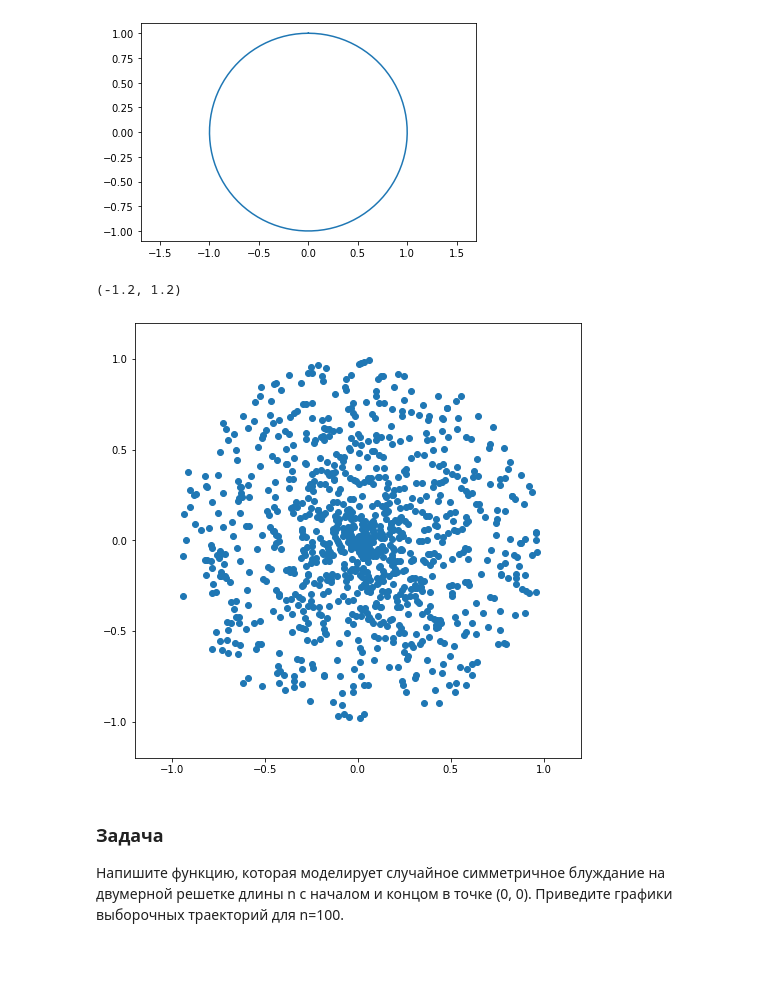
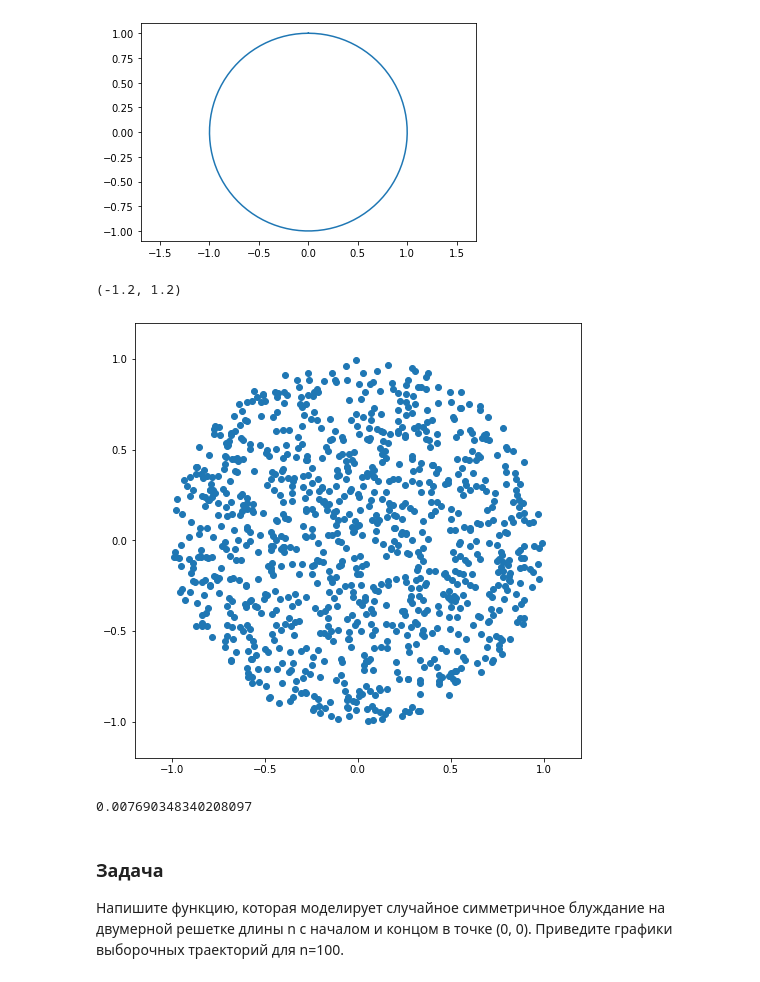
Before and after one commit to MatveevDaniil/MSU-1, a Jupyter notebook: hometask_5.ipynb, the cells around one changed output. Drawn from its saved outputs; the diff is of its cells as text; code cells hidden in the pictures.

```diff
--- a/hometask_5.ipynb
+++ b/hometask_5.ipynb
@@ -257,17 +257,21 @@ plt.show()
 [figure]
 # %%
 def circle():
-  angle = rng() * 2 * np.pi
-  radius = rng()
-  return radius * np.cos(angle), radius * np.sin(angle)
+  angle = np.random.random()
+  radius = np.sqrt(np.random.random())
+  return radius * np.cos(angle * 2 * np.pi), radius * np.sin(angle * 2 * np.pi)
 random_set = np.asarray([circle() for i in range(1000)])
 _, ax = plt.subplots(1, 1, figsize=(8, 8))
 plt.scatter(random_set[:, 0], random_set[:, 1])
 plt.xlim(-1.2, 1.2)
 plt.ylim(-1.2, 1.2)
 # %% [output]
 (-1.2, 1.2)
-[figure, old version]
+[figure, new version]
+# %%
+np.random.random()
+# %% [output]
+0.007690348340208097
 # %% [markdown]
 ### Задача
 Напишите функцию, которая моделирует случайное симметричное блуждание на двумерной решетке длины n c началом и концом в точке (0, 0). Приведите графики выборочных траекторий для n=100.
```
Also changed, not shown: parts of 14 cells of this notebook.
